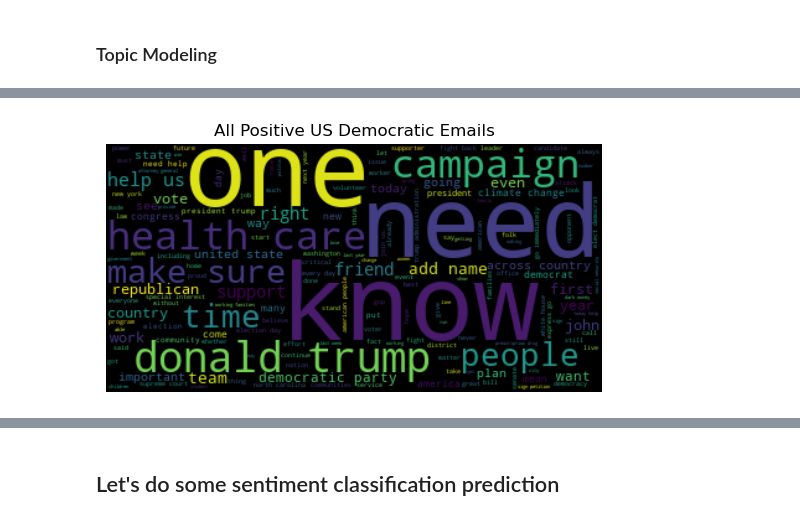
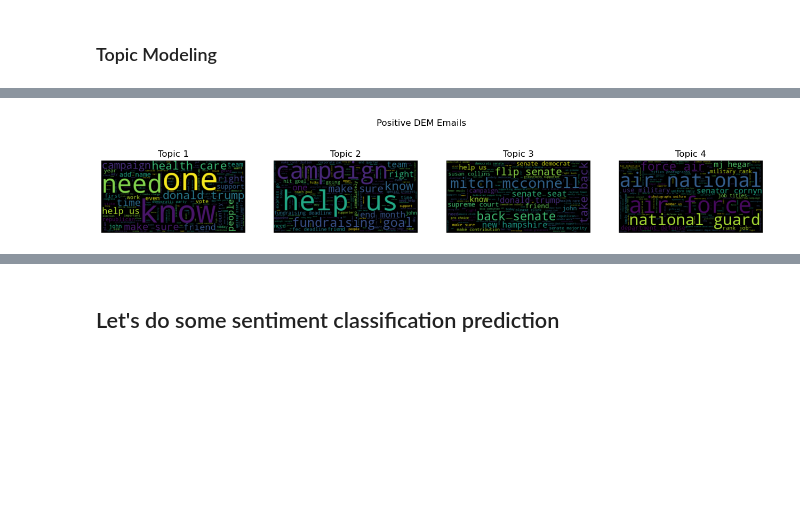
Before and after one commit to statzenthusiast921/political-emails-analysis, a Jupyter notebook: main/notebooks/Emails EDA 10.16.22.ipynb, the cells around one changed output, grey strips where cells are left out. Saved outputs shown, nothing was run; the diff lists cells and outputs as text; code cells hidden in the pictures; blank space fills up the shorter version.

```diff
--- a/main/notebooks/Emails EDA 10.16.22.ipynb
+++ b/main/notebooks/Emails EDA 10.16.22.ipynb
@@ -1031,7 +1076,7 @@ topic_model_pipeline(df_dom,0,0,'All Negative US Emails')
 # %%
 #Positive Sentiment - US - DEM
-topic_model_pipeline(df_dom_dem,1,0,'All Positive US Democratic Emails')
+topic_model_pipeline(df_dom_dem,1,'Positive DEM Emails')
 # %% [output]
-[figure, old version]
+[figure, new version]
 # %%
 #Negative Sentiment - US -DEM
```
Also changed, not shown: parts of 20 cells of this notebook.
